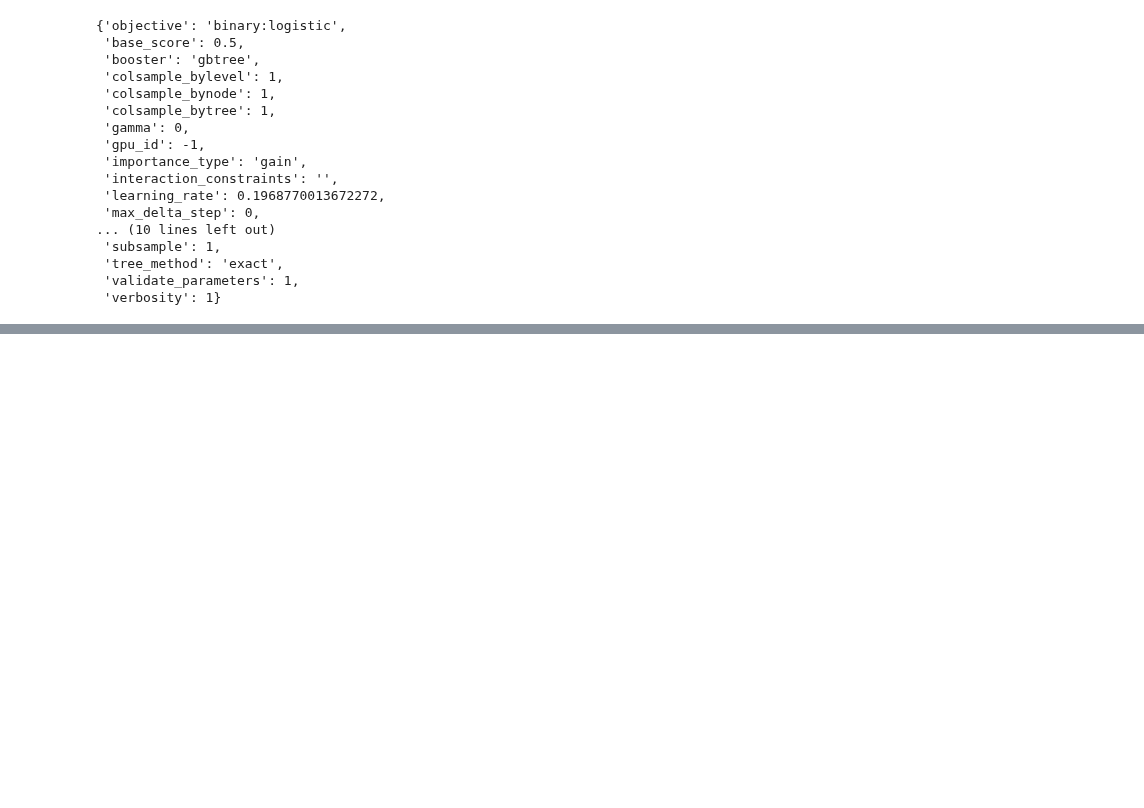
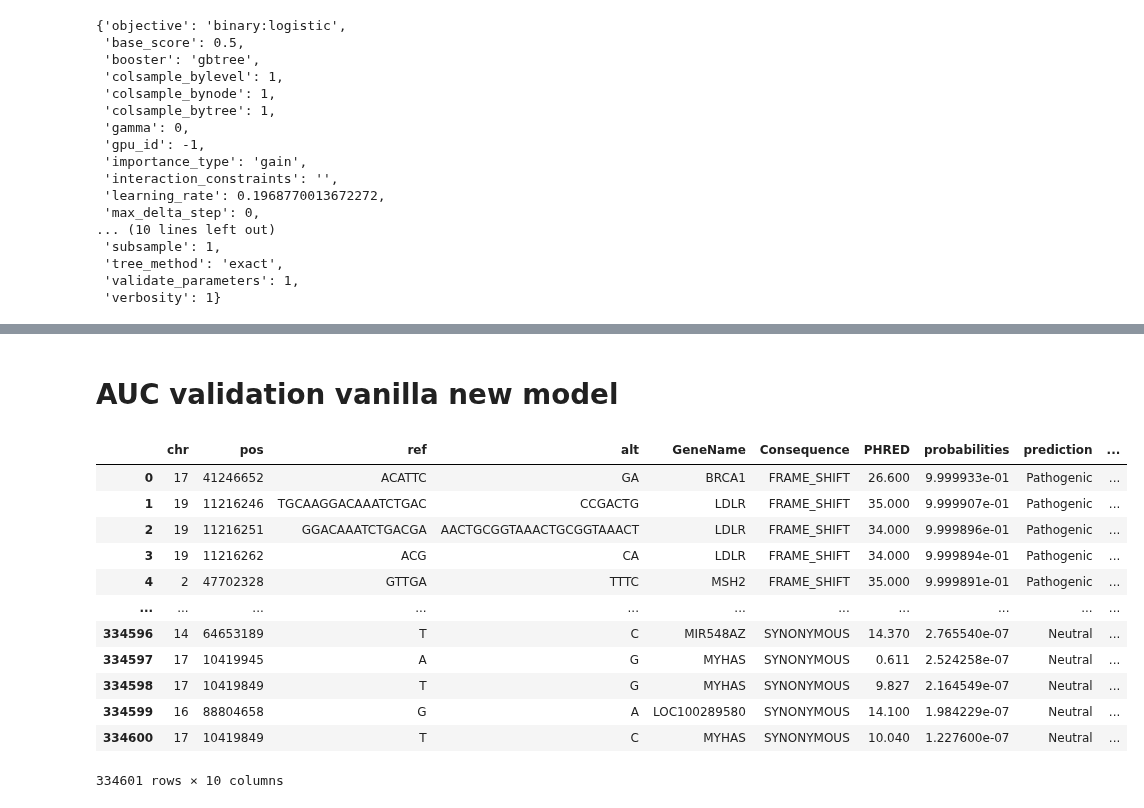
Before and after one commit to SietsmaRJ/dsls_master_thesis, a Jupyter notebook: side_scripts/Model_training.ipynb, the cells around one changed output, grey strips where cells are left out. Cells and saved outputs as stored; diff of their text form; code cells hidden in the pictures; blank space fills up the shorter version.

```diff
--- a/side_scripts/Model_training.ipynb
+++ b/side_scripts/Model_training.ipynb
@@ -177,0 +207,19 @@ optimal_params_dislipid
+# %% [markdown]
+# AUC validation vanilla new model
+# %%
+train_original = pd.read_csv('/home/rjsietsma/Documents/School/Master_DSLS/Final_Thesis/Initial_Data_exploration/train_results.txt', sep='\t', low_memory=False)
+train_original
+# %% [output]
+|  | chr | pos | ref | alt | GeneName | Consequence | PHRED | probabilities | prediction | ... |
+| 0 | 17 | 41246652 | ACATTC | GA | BRCA1 | FRAME_SHIFT | 26.600 | 9.999933e-01 | Pathogenic | ... |
+| 1 | 19 | 11216246 | TGCAAGGACAAATCTGAC | CCGACTG | LDLR | FRAME_SHIFT | 35.000 | 9.999907e-01 | Pathogenic | ... |
+| 2 | 19 | 11216251 | GGACAAATCTGACGA | AACTGCGGTAAACTGCGGTAAACT | LDLR | FRAME_SHIFT | 34.000 | 9.999896e-01 | Pathogenic | ... |
+| 3 | 19 | 11216262 | ACG | CA | LDLR | FRAME_SHIFT | 34.000 | 9.999894e-01 | Pathogenic | ... |
+| 4 | 2 | 47702328 | GTTGA | TTTC | MSH2 | FRAME_SHIFT | 35.000 | 9.999891e-01 | Pathogenic | ... |
+| ... | ... | ... | ... | ... | ... | ... | ... | ... | ... | ... |
+| 334596 | 14 | 64653189 | T | C | MIR548AZ | SYNONYMOUS | 14.370 | 2.765540e-07 | Neutral | ... |
+| 334597 | 17 | 10419945 | A | G | MYHAS | SYNONYMOUS | 0.611 | 2.524258e-07 | Neutral | ... |
+| 334598 | 17 | 10419849 | T | G | MYHAS | SYNONYMOUS | 9.827 | 2.164549e-07 | Neutral | ... |
+| 334599 | 16 | 88804658 | G | A | LOC100289580 | SYNONYMOUS | 14.100 | 1.984229e-07 | Neutral | ... |
+| 334600 | 17 | 10419849 | T | C | MYHAS | SYNONYMOUS | 10.040 | 1.227600e-07 | Neutral | ... |
+334601 rows × 10 columns
```
Also changed, not shown: parts of 31 cells of this notebook, 3 other files.
